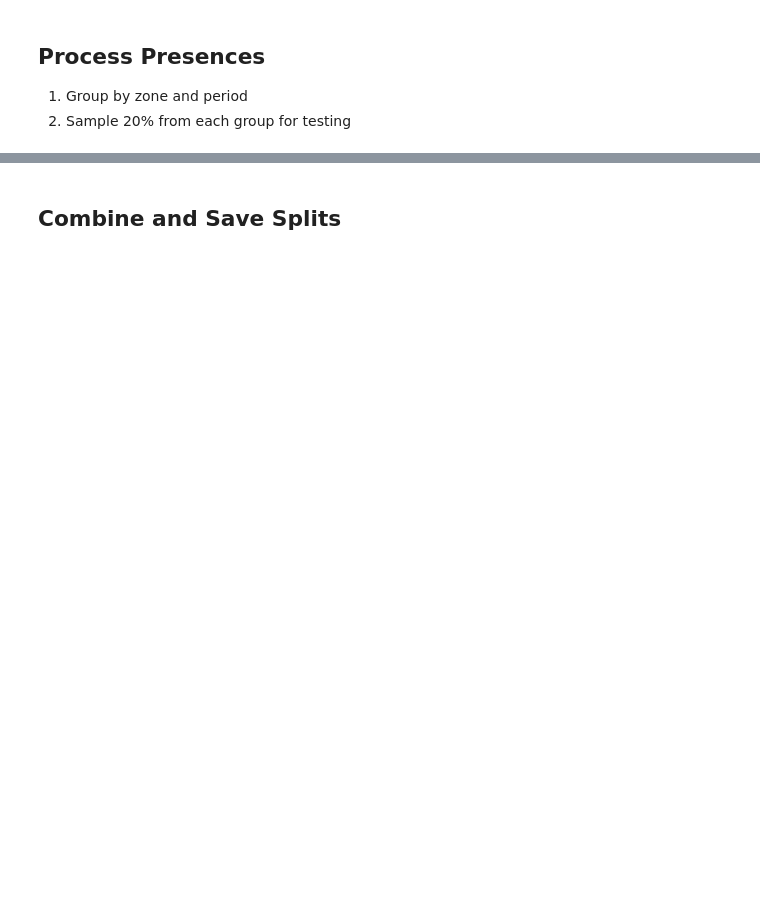
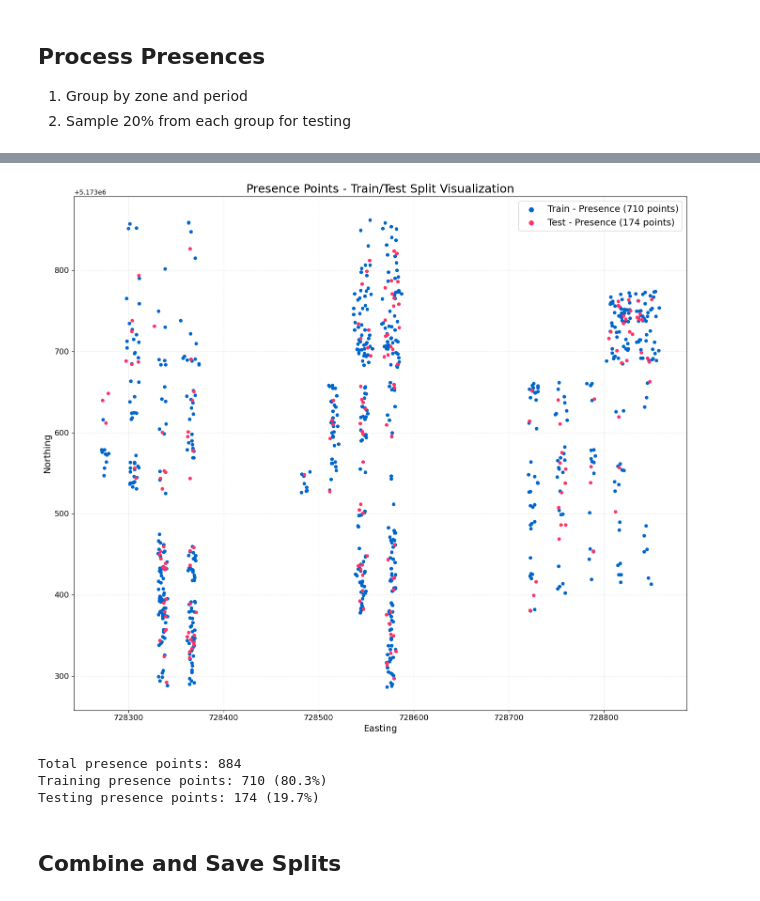
Before and after one commit to mosscoder/mpg-horses, a Jupyter notebook: notebooks/05_train_test_split.ipynb, the cells around one changed output, grey strips where cells are left out. Drawn from its saved outputs; the diff is of its cells as text; code cells hidden in the pictures; blank space fills up the shorter version.

```diff
--- a/notebooks/05_train_test_split.ipynb
+++ b/notebooks/05_train_test_split.ipynb
@@ -213,3 +268,49 @@ print(f"Presence points for training: {len(presence_train_indices)}")
+# %%
+# Visualize only the presence points in train and test sets
+plt.figure(figsize=(14, 12))
+
+# Create presence dataframes directly from the indices
+train_presence = presence_gdf.loc[presence_train_indices]
+test_presence = presence_gdf.loc[presence_test_indices]
+
+# Plot training presence points - using smaller circles (half the size)
+plt.scatter(train_presence.geometry.x,
+            train_presence.geometry.y,
+            c='#0066CC', marker='o', alpha=1.0, s=20,
+            label=f'Train - Presence ({len(train_presence)} points)')
+
+# Plot testing presence points - using smaller circles (half the size)
+plt.scatter(test_presence.geometry.x,
+            test_presence.geometry.y,
+            c='#FF3366', marker='o', alpha=1.0, s=20,
+            label=f'Test - Presence ({len(test_presence)} points)')
+
+# Add title and labels with larger font
+plt.title('Presence Points - Train/Test Split Visualization', fontsize=18)
+plt.xlabel('Easting', fontsize=14)
+plt.ylabel('Northing', fontsize=14)
+plt.xticks(fontsize=12)
+plt.yticks(fontsize=12)
+
+# Add a grid
+plt.grid(True, alpha=0.3, linestyle='--')
+
+# Create a more readable legend with larger font
+plt.legend(fontsize=14, markerscale=1.5, loc='upper right')
+
+# Adjust layout
+plt.tight_layout()
+plt.show()
+
+# Print statistics about presence points
+print(f"Total presence points: {len(presence_gdf)}")
+print(f"Training presence points: {len(train_presence)} ({len(train_presence)/len(presence_gdf)*100:.1f}%)")
+print(f"Testing presence points: {len(test_presence)} ({len(test_presence)/len(presence_gdf)*100:.1f}%)")
+# %% [output]
+[figure, added]
+Total presence points: 884
+Training presence points: 710 (80.3%)
+Testing presence points: 174 (19.7%)
 # %% [markdown]
 ## Combine and Save Splits
 # %%
```
Also changed, not shown: parts of 7 cells of this notebook.
